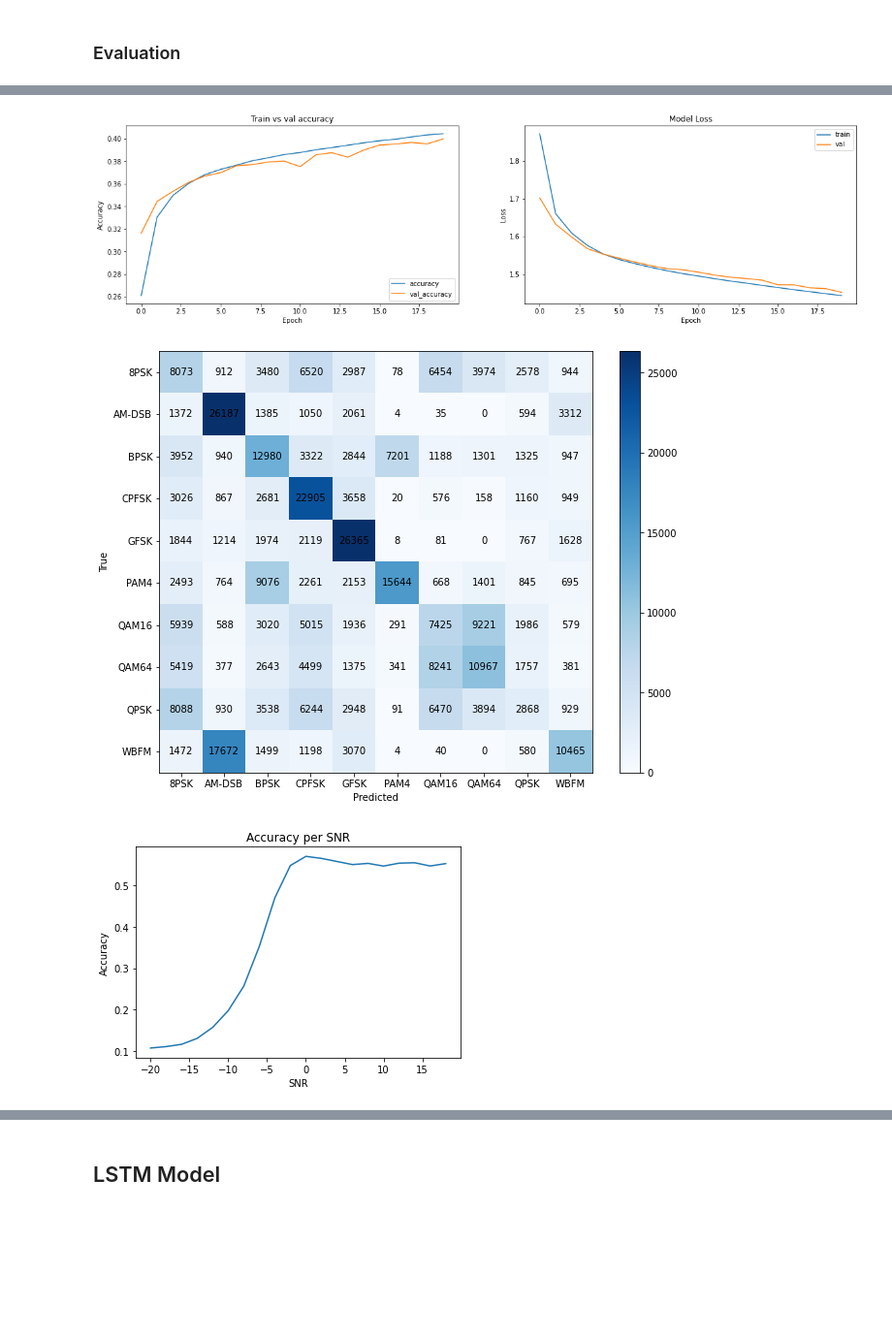
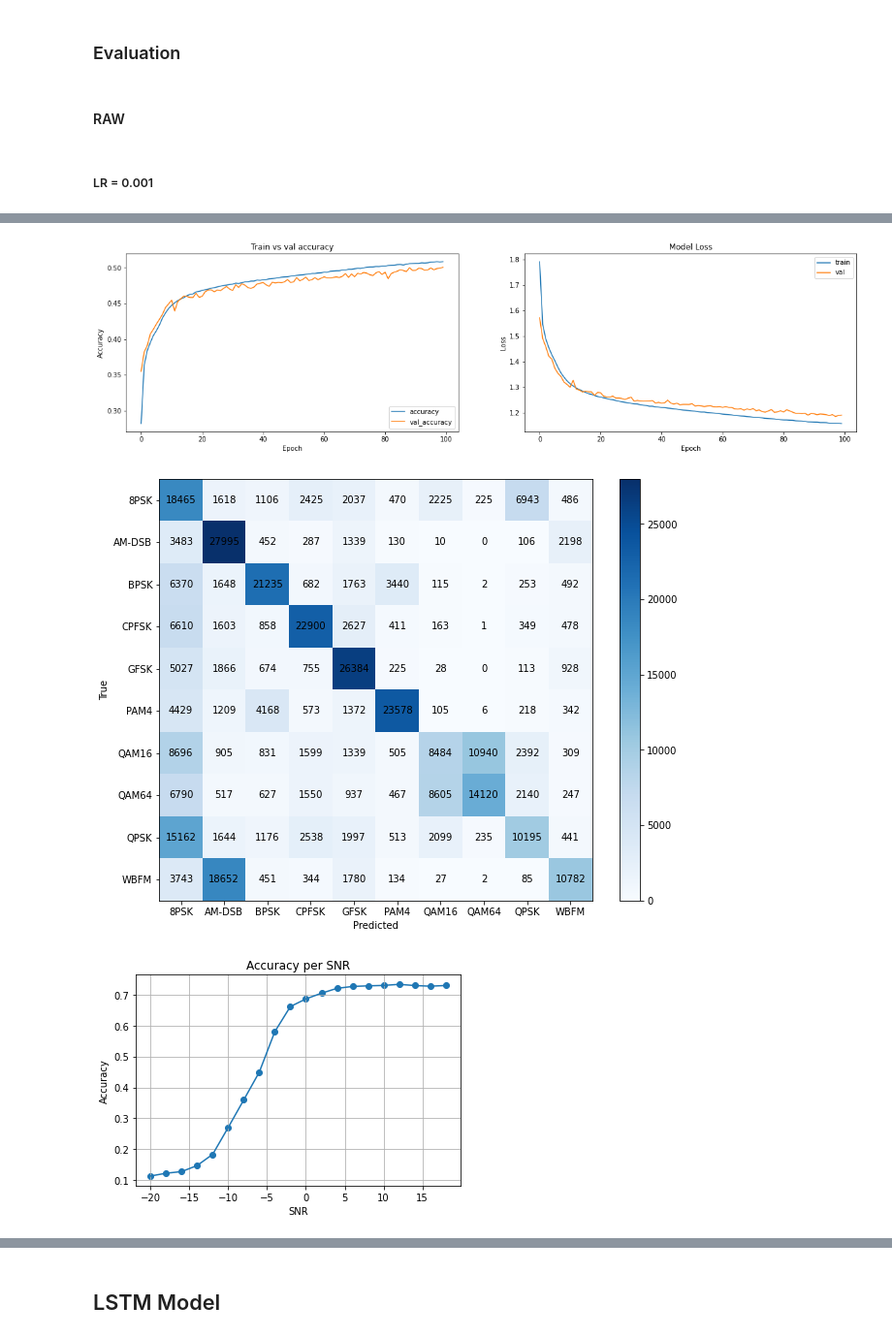
Before and after one commit to Abdelrahman-Shawky/Modulation-Classification, a Jupyter notebook: Modulation_Classification.ipynb, the cells around one changed output, grey strips where cells are left out. Shown at 97% size. Saved outputs shown, nothing was run; the diff lists cells and outputs as text; code cells hidden in the pictures; blank space fills up the shorter version.

```diff
--- a/Modulation_Classification.ipynb
+++ b/Modulation_Classification.ipynb
@@ -570,6 +688,12 @@ Epoch 100/100
 780/780 [==============================] - 5s 6ms/step - loss: 1.1570 - accuracy: 0.5084 - val_loss: 1.1901 - val_accuracy: 0.5006
 # %% [markdown]
 ### Evaluation
+# %% [markdown]
+#### RAW
+# %% [markdown]
+##### LR = 0.001
+# %%
+model_001, model_001_history = load_model("RNN_RAW_0.001")
 # %%
-test_acc, train_acc, val_acc = evaluate_model(RNNModel,history_rnn)
+test_acc, train_acc, val_acc, snr_acc = evaluate_model(model_001, model_001_history)
 # %% [output]
@@ -577,3 +701,3 @@ test_acc, train_acc, val_acc = evaluate_model(RNNModel,history_rnn)
-[figure, old version]
+[figure, new version]
-[figure, old version]
+[figure, new version]
-[figure, old version]
+[figure, new version]
```
Also changed, not shown: parts of 101 cells of this notebook.
